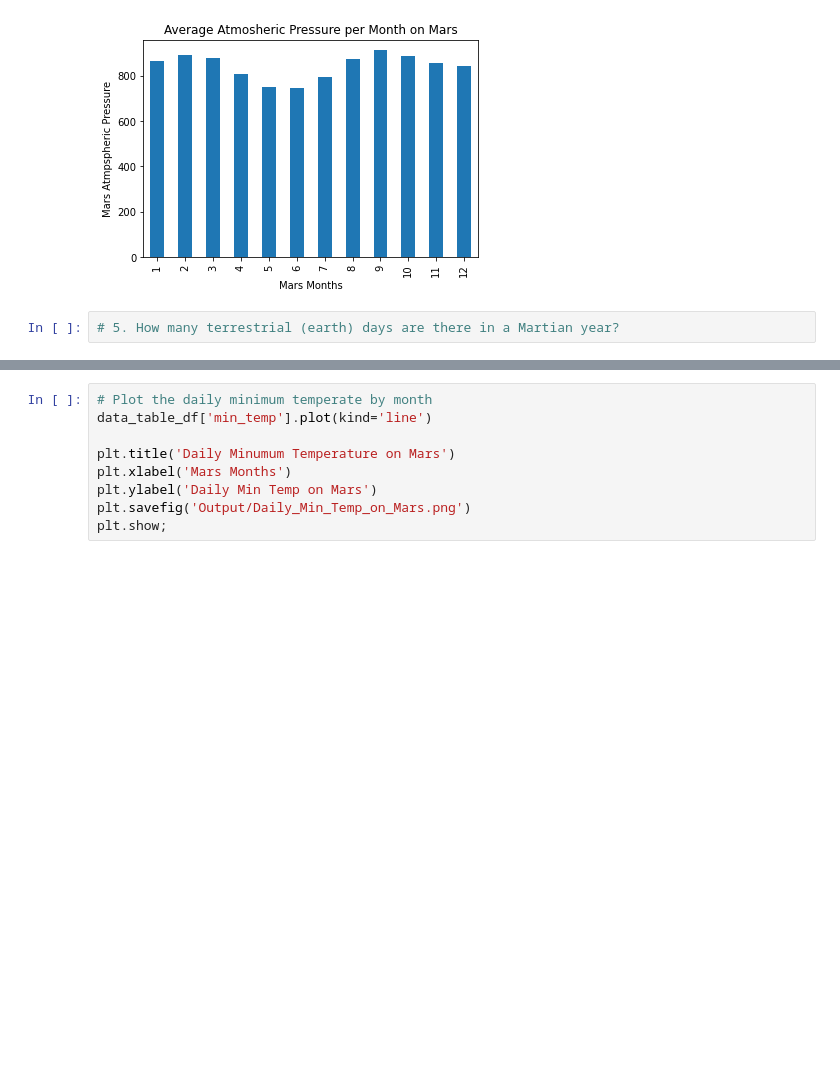
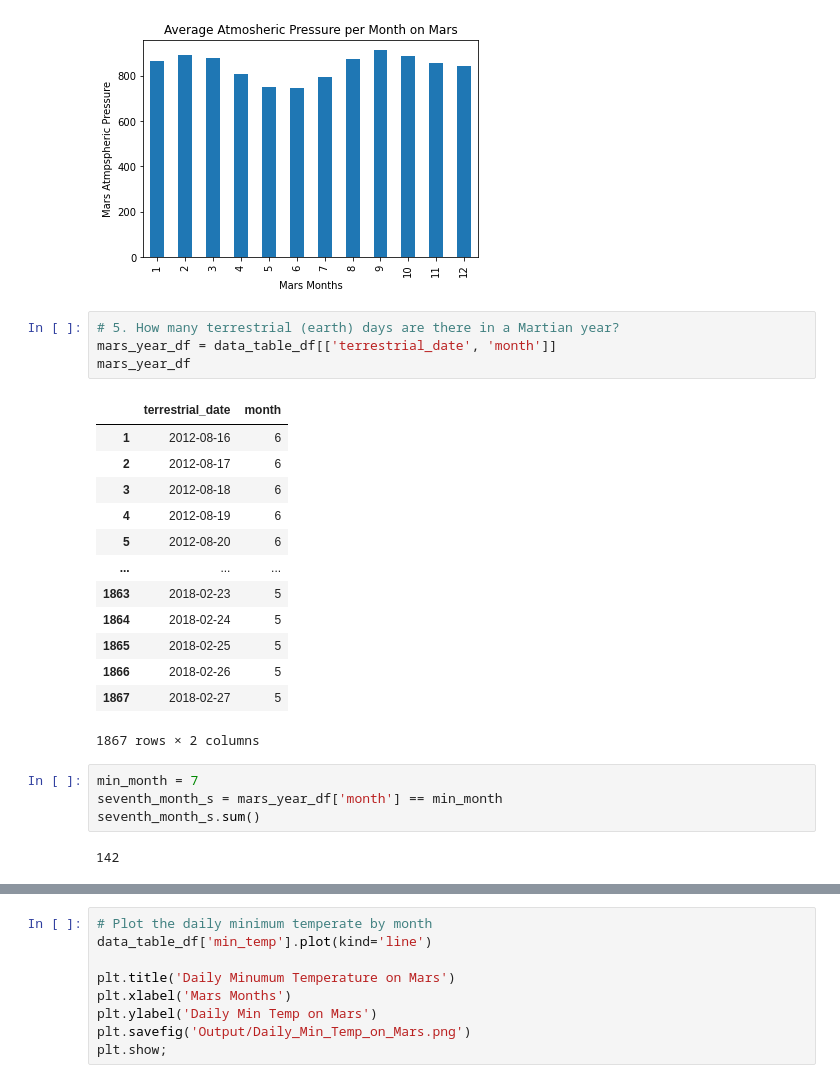
Before and after one commit to TroyFoote/Module11-Challenge, a Jupyter notebook: Mars/part_2_mars_weather.ipynb, the cells around one changed output, grey strips where cells are left out. Saved outputs shown, nothing was run; the diff lists cells and outputs as text; blank space fills up the shorter version.

```diff
--- a/Mars/part_2_mars_weather.ipynb
+++ b/Mars/part_2_mars_weather.ipynb
@@ -250,3 +250,25 @@ plt.show;
 [figure]
 # %%
 # 5. How many terrestrial (earth) days are there in a Martian year?
+mars_year_df = data_table_df[['terrestrial_date', 'month']]
+mars_year_df
+# %% [output]
+|  | terrestrial_date | month |
+| 1 | 2012-08-16 | 6 |
+| 2 | 2012-08-17 | 6 |
+| 3 | 2012-08-18 | 6 |
+| 4 | 2012-08-19 | 6 |
+| 5 | 2012-08-20 | 6 |
+| ... | ... | ... |
+| 1863 | 2018-02-23 | 5 |
+| 1864 | 2018-02-24 | 5 |
+| 1865 | 2018-02-25 | 5 |
+| 1866 | 2018-02-26 | 5 |
+| 1867 | 2018-02-27 | 5 |
+1867 rows × 2 columns
+# %%
+min_month = 7
+seventh_month_s = mars_year_df['month'] == min_month
+seventh_month_s.sum()
+# %% [output]
+142
```
Also changed, not shown: parts of 10 cells of this notebook, 2 other files.
